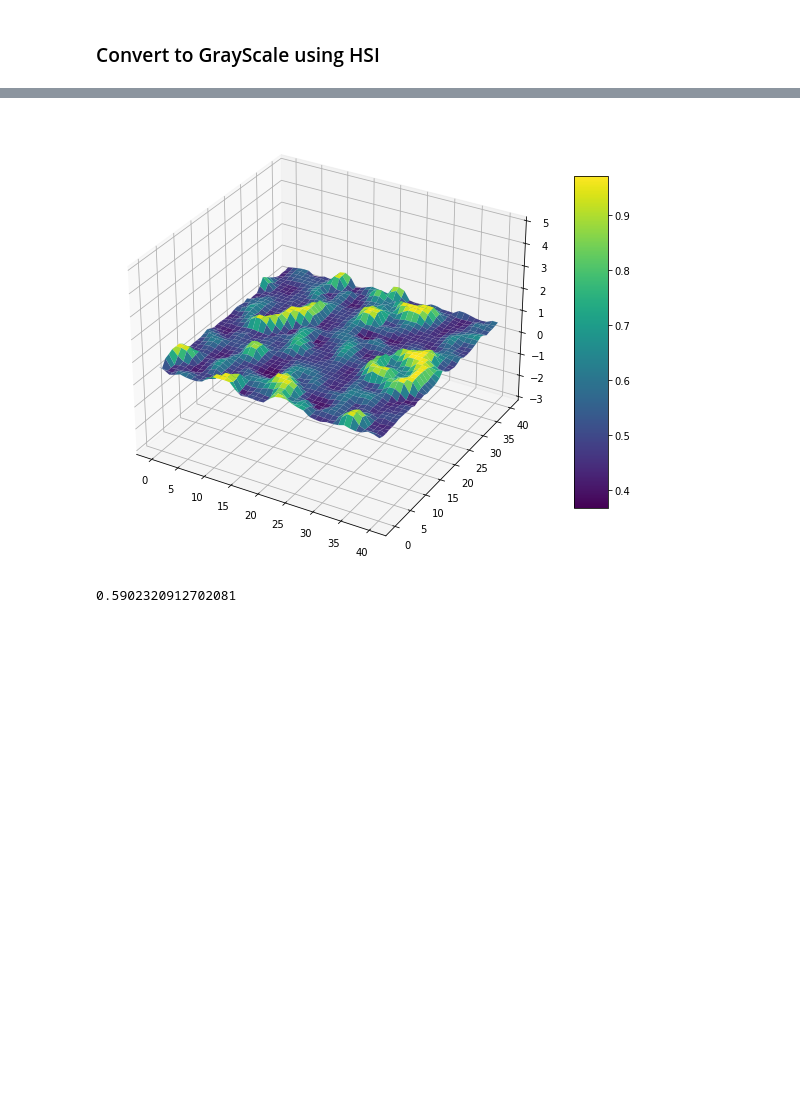
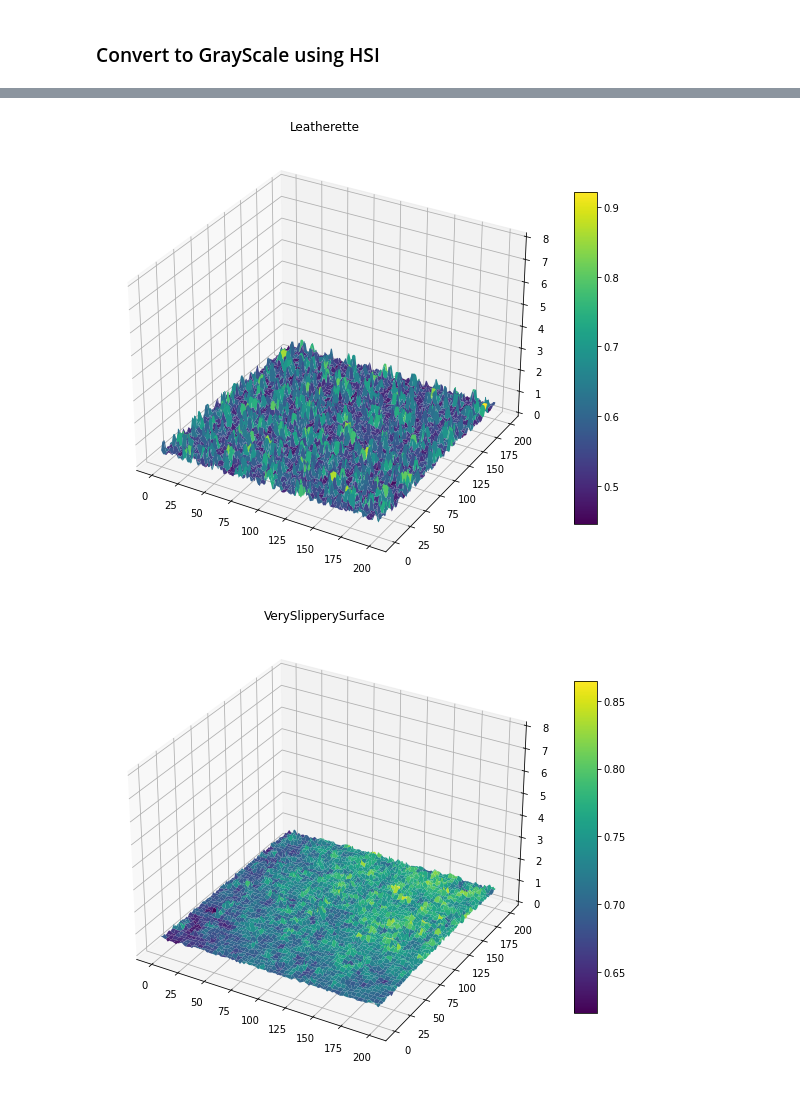
Before and after one commit to Kchanghun/CompareSurfaceRoughness, a Jupyter notebook: CompareSurfaceRoughness.ipynb, the cells around one changed output, grey strips where cells are left out. Saved outputs shown, nothing was run; the diff lists cells and outputs as text; code cells hidden in the pictures; blank space fills up the shorter version.

```diff
--- a/CompareSurfaceRoughness.ipynb
+++ b/CompareSurfaceRoughness.ipynb
@@ -65,25 +70,27 @@ def compute_average_horizontal_forward(I):
 # %%
-fig = plt.figure(figsize=(8,8))
-ax = fig.add_subplot(111,projection='3d')
+def draw_surface(title,grayscaledImg, tile_size, set_zlim):
+    fig = plt.figure(figsize=(8,8))
+    ax = fig.add_subplot(111,projection='3d')
 
-cutted_width = testGray.shape[1]//2
-cutted_height = testGray.shape[0]//2
-tile_size = 20
-Z = testGray[cutted_height-tile_size:cutted_height+tile_size,cutted_width-tile_size:cutted_width+tile_size]
+    cutted_width = grayscaledImg.shape[1]//2
+    cutted_height = grayscaledImg.shape[0]//2
 
-x = np.linspace(0,Z.shape[1],Z.shape[1])
-y = np.linspace(0,Z.shape[0],Z.shape[0])
-X, Y = np.meshgrid(x,y)
+    Z = grayscaledImg[cutted_height-tile_size:cutted_height+tile_size,cutted_width-tile_size:cutted_width+tile_size]
+
+    x = np.linspace(0,Z.shape[1],Z.shape[1])
+    y = np.linspace(0,Z.shape[0],Z.shape[0])
+    X, Y = np.meshgrid(x,y)
 
 
-surf = ax.plot_surface(X, Y, Z, cmap='viridis')
-fig.colorbar(surf, shrink=0.6, aspect=10)
-ax.set_zlim(-3, 5)
+    surf = ax.plot_surface(X, Y, Z, cmap='viridis')
+    fig.colorbar(surf, shrink=0.6, aspect=15)
+    ax.set_zlim(set_zlim)
 
-plt.tight_layout()
+    plt.title(title)
+    plt.tight_layout()
-# %% [output]
-[figure, removed]
-# %%
-print(max(Z[2]))
-# %% [output]
-0.5902320912702081
+# %%
+draw_surface('Leatherette',Gray_Leatherette,100,(0,8))
+draw_surface('VerySlipperySurface',Gray_VerySlipperySurface,100,(0,8))
+# %% [output]
+[figure, added]
+[figure, added]
```
Also changed, not shown: parts of 8 cells of this notebook, 1 other file.
